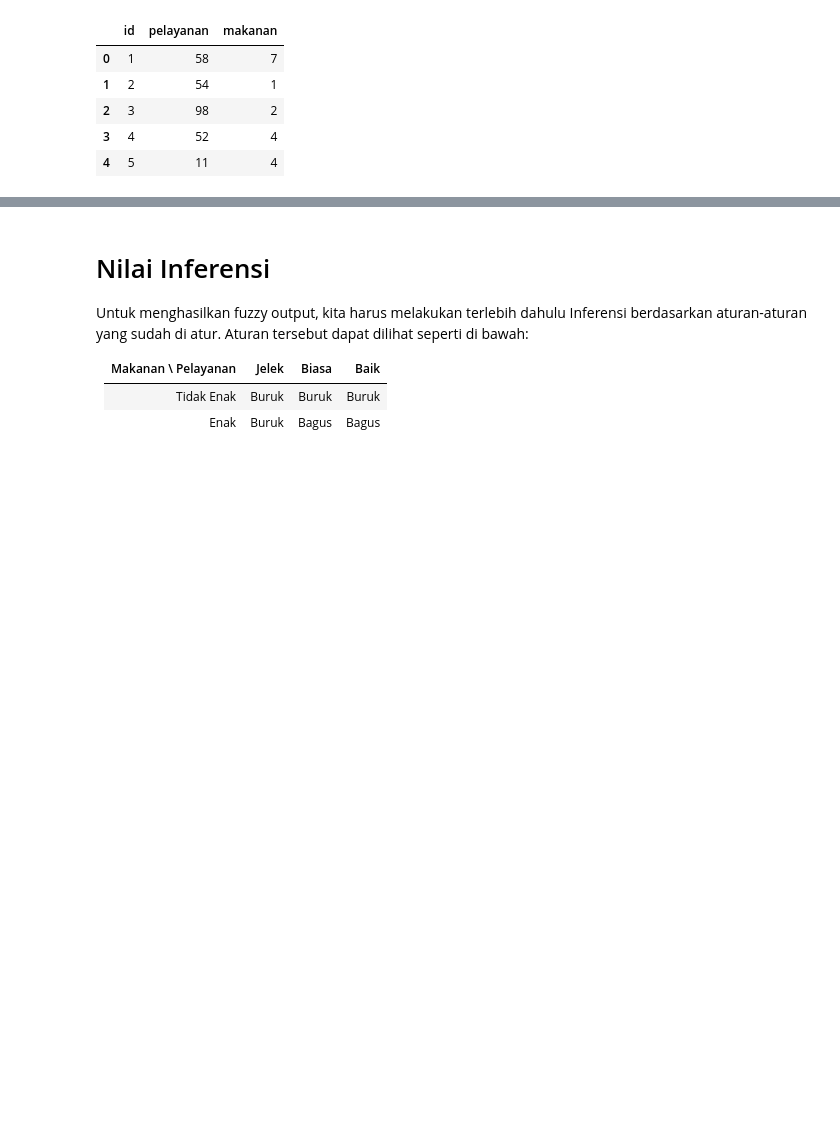
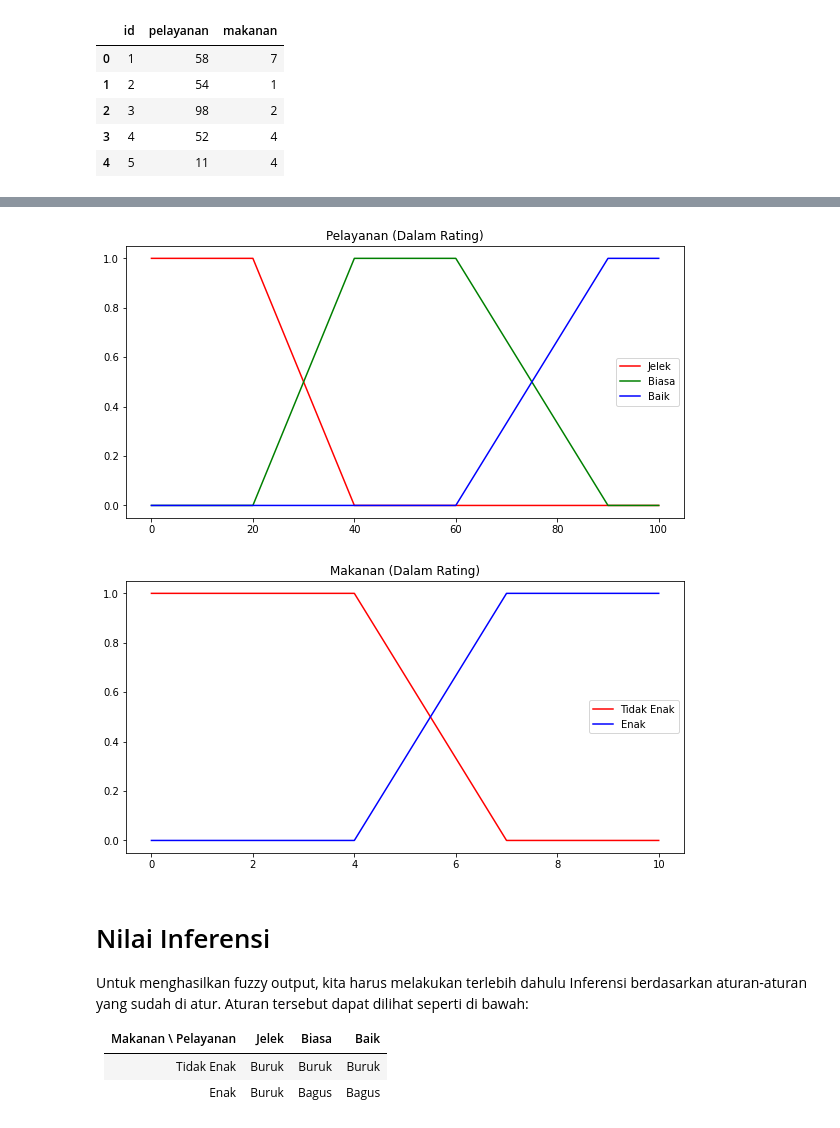
Before and after one commit to kaenova/AI_Tupro2, a Jupyter notebook: main.ipynb, the cells around one changed output, grey strips where cells are left out. Saved outputs shown, nothing was run; the diff lists cells and outputs as text; code cells hidden in the pictures; blank space fills up the shorter version.

Commit message:
Adding Image for u's

```diff
--- a/main.ipynb
+++ b/main.ipynb
@@ -72,3 +70,46 @@ Nanti Diperbaikin lagi :v
 
 Sehingga akan menghailkan nilai hasil dari fuzzifikasi (fuzzi input)
+# %%
+def GambarPelayanan():
+    x1 = [0,20,40,100]
+    y1 = [1,1,0,0]
+
+    x2 = [0,20,40,60,90,100]
+    y2 = [0,0,1,1,0,0]
+
+    x3 = [0,60,90,100]
+    y3 = [0,0,1,1]
+
+    plt.figure(figsize=(10,5))
+    plt.plot(x1, y1,'r-',label = 'Jelek')
+    plt.plot(x2, y2,'g-',label = 'Biasa')
+    plt.plot(x3, y3,'b-',label = 'Baik')
+
+    plt.title('Pelayanan (Dalam Rating)')
+    plt.legend()
+    plt.savefig('./img/u_pelayanan.jpg', format='jpg', transparent=False, dpi=300)
+    plt.show()
+
+def GambarMakanan():
+    x1 = [0,4,7,10]
+    y1 = [1,1,0,0]
+
+    x2 = [0,4,7,10]
+    y2 = [0,0,1,1]
+
+    plt.figure(figsize=(10,5))
+    plt.plot(x1, y1,'r-',label = 'Tidak Enak')
+    plt.plot(x2, y2,'b-',label = 'Enak')
+
+    plt.title('Makanan (Dalam Rating)')
+    plt.legend()
+    plt.savefig('./img/u_makanan.jpg', format='jpg', transparent=False, dpi=300)
+    plt.show()
+
+
+GambarPelayanan()
+GambarMakanan()
+# %% [output]
+[figure, added]
+[figure, added]
 # %%
```
Also changed, not shown: parts of 9 cells of this notebook, 4 other files.
